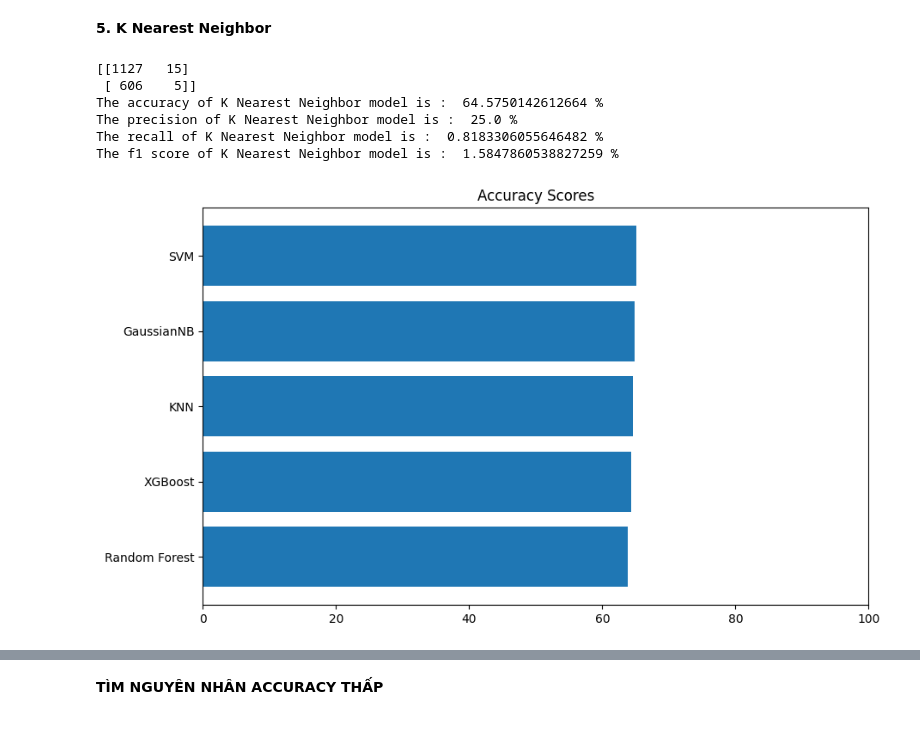
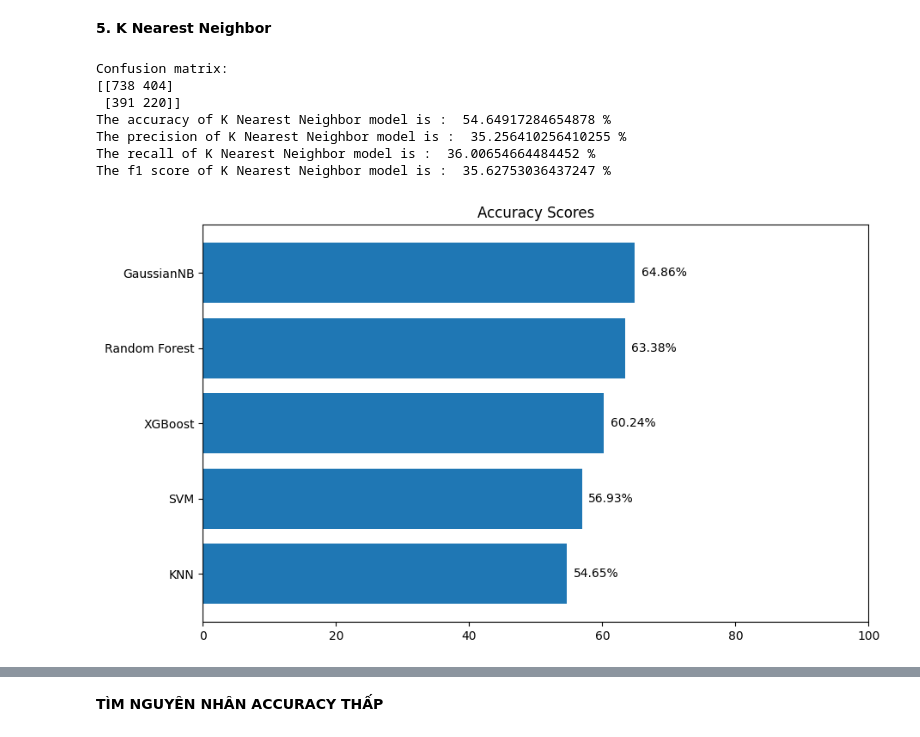
Before and after one commit to thangtrandoan/DataProcessing-Project, a Jupyter notebook: test.ipynb, the cells around one changed output, grey strips where cells are left out. Cells and saved outputs as stored; diff of their text form; code cells hidden in the pictures.

```diff
--- a/test.ipynb
+++ b/test.ipynb
@@ -1190,7 +1190,7 @@ The f1 score of Gaussian Naive Bayes model is :  1.5974440894568689 %
 # %% [markdown]
 **2. Support Vector Machine**
 # %%
-svm = SVC(C=1,gamma='scale',kernel='rbf')
+svm = SVC(C=10,gamma='scale',kernel='rbf')
 svm.fit(x_train, y_train)
 svm_predicted = svm.predict(x_test)
 svm_conf = confusion_matrix(y_test, svm_predicted)
@@ -1214,7 +1228,7 @@ The f1 score of Support Vector Machine model is :  0.0 %
 # %% [markdown]
 **3. Random Forest**
 # %%
-rf = RandomForestClassifier(n_estimators=100,
+rf = RandomForestClassifier(n_estimators=50,
                             random_state=43,
                             max_features=0.5)
 rf.fit(x_train, y_train)
@@ -1240,12 +1267,12 @@ The f1 score of Random Forest model is :  8.38150289017341 %
 # %% [markdown]
 **4. XGBoost**
 # %%
-xgb_model = xgb.XGBClassifier(n_estimators=100,
-    learning_rate=0.1,
-    max_depth=3,
-    subsample=0.8,
-    colsample_bytree=0.8,
-    objective='binary:logistic')
+xgb_model = xgb.XGBClassifier(learning_rate= 0.1,
+                            n_estimators= 500,
+                            max_depth= 5,
+                            subsample= 0.8,
+                            colsample_bytree= 1,
+                            objective='binary:logistic')
 xgb_model.fit(x_train, y_train)
 xgb_predicted = xgb_model.predict(x_test)
 xgb_conf = confusion_matrix(y_test, xgb_predicted)
@@ -1269,7 +1312,7 @@ The f1 score of XGBoost model is :  3.7037037037037033 %
 # %% [markdown]
 **5. K Nearest Neighbor**
 # %%
-knn = KNeighborsClassifier(n_neighbors=50, weights='uniform',p=2)
+knn = KNeighborsClassifier(n_neighbors=1,p=1,weights='uniform')
 knn.fit(x_train, y_train)
 knn_predicted = knn.predict(x_test)
 knn_conf = confusion_matrix(y_test, knn_predicted)
@@ -1284,10 +1327,11 @@ print("The precision of K Nearest Neighbor model is : ", knn_pre, "%")
 print("The recall of K Nearest Neighbor model is : ", knn_recall, "%")
 print("The f1 score of K Nearest Neighbor model is : ", knn_f1, "%")
 # %% [output]
-[[1127   15]
- [ 606    5]]
-The accuracy of K Nearest Neighbor model is :  64.5750142612664 %
-The precision of K Nearest Neighbor model is :  25.0 %
-The recall of K Nearest Neighbor model is :  0.8183306055646482 %
-The f1 score of K Nearest Neighbor model is :  1.5847860538827259 %
+Confusion matrix:
+[[738 404]
+ [391 220]]
+The accuracy of K Nearest Neighbor model is :  54.64917284654878 %
+The precision of K Nearest Neighbor model is :  35.256410256410255 %
+The recall of K Nearest Neighbor model is :  36.00654664484452 %
+The f1 score of K Nearest Neighbor model is :  35.62753036437247 %
 # %%
@@ -1303,13 +1347,20 @@ The f1 score of K Nearest Neighbor model is :  1.5847860538827259 %
 # %%
 plt.figure(figsize=(10,6))
 acc_dict = {'GaussianNB': nb_accuracy, 'SVM': svm_accuracy, 'Random Forest': rf_accuracy, 'XGBoost':xgb_accuracy, 'KNN':knn_accuracy}
 sorted_acc_dict = dict(sorted(acc_dict.items(), key=lambda x: x[1]))
-plt.barh(y=sorted_acc_dict.keys(), width=sorted_acc_dict.values())
+accuracy_chart = plt.barh(y=sorted_acc_dict.keys(), width=sorted_acc_dict.values())
+for bar in accuracy_chart:
+    plt.text(
+    bar.get_width() + 1,
+    bar.get_y() + bar.get_height() / 2,
+    f'{bar.get_width():.2f}%',
+    va='center', ha='left', color='black', fontsize=10
+    )
 plt.xlim(0, 100)
 plt.title("Accuracy Scores")
 plt.show()
 # %% [output]
-[figure, old version]
+[figure, new version]
 # %%
 plt.figure(figsize=(10,6))
 labels = ['GaussianNB', 'SVM', 'Random Forest', 'XGBoost', 'KNN']
```
Also changed, not shown: parts of 13 cells of this notebook.
